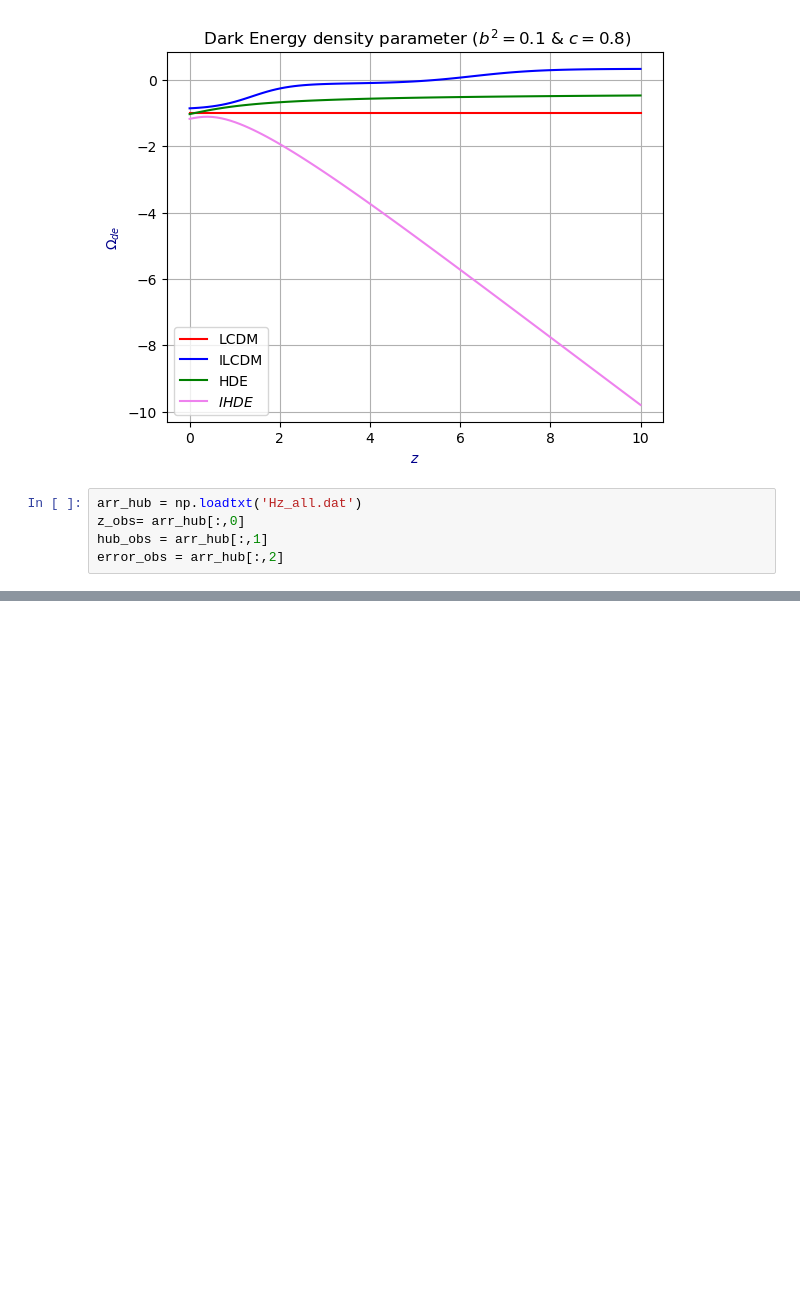
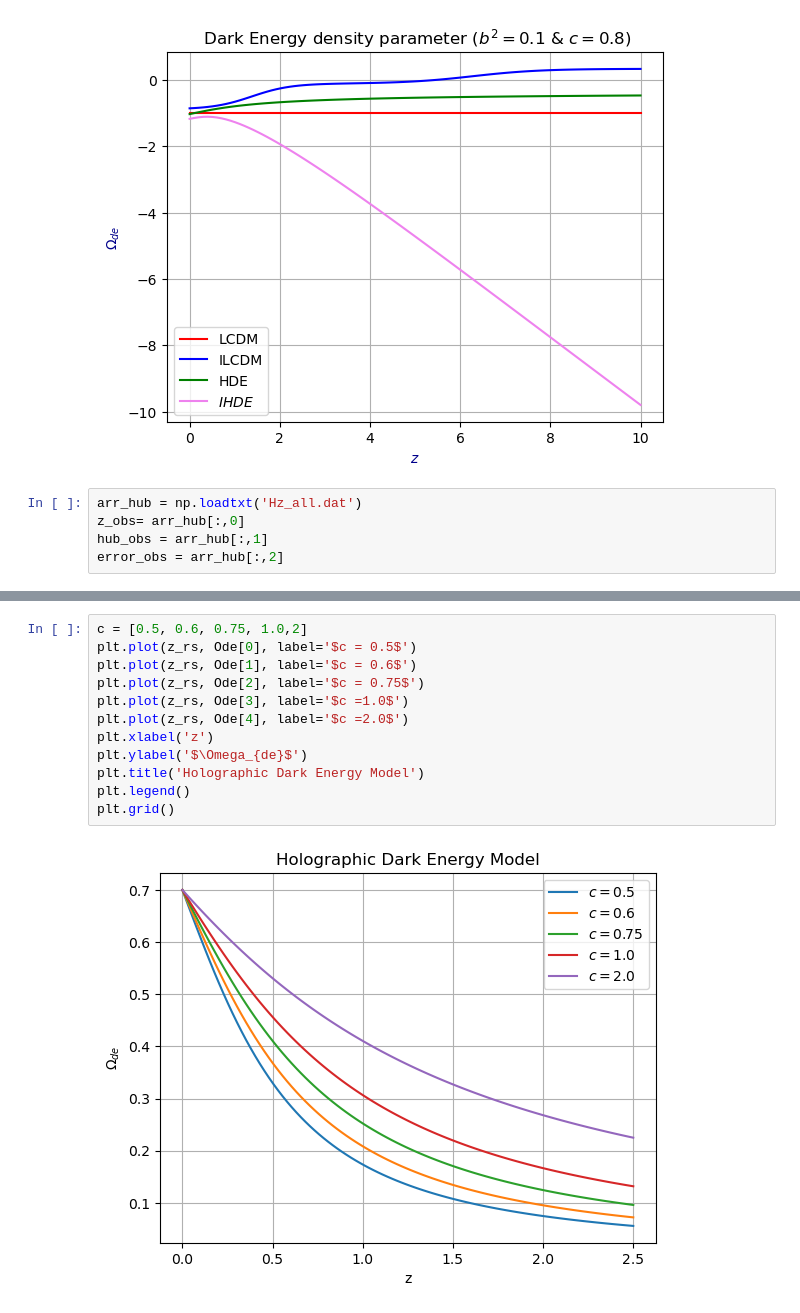
Before and after one commit to xlxnsxzpxtx/HolographicDE, a Jupyter notebook: hde_solutions_z.ipynb, the cells around one changed output, grey strips where cells are left out. Cells and saved outputs as stored; diff of their text form; blank space fills up the shorter version.

```diff
--- a/hde_solutions_z.ipynb
+++ b/hde_solutions_z.ipynb
@@ -454,3 +458,17 @@ hub2 = Hubble_z[1]
 hub3 = Hubble_z[2]
 hub4 = Hubble_z[3]
 hub5 = Hubble_z[4]
+# %%
+c = [0.5, 0.6, 0.75, 1.0,2]
+plt.plot(z_rs, Ode[0], label='$c = 0.5$')
+plt.plot(z_rs, Ode[1], label='$c = 0.6$')
+plt.plot(z_rs, Ode[2], label='$c = 0.75$')
+plt.plot(z_rs, Ode[3], label='$c =1.0$')
+plt.plot(z_rs, Ode[4], label='$c =2.0$')
+plt.xlabel('z')
+plt.ylabel('$\Omega_{de}$')
+plt.title('Holographic Dark Energy Model')
+plt.legend()
+plt.grid()
+# %% [output]
+[figure, added]
```
Also changed, not shown: parts of 4 cells of this notebook, 2 other files.
